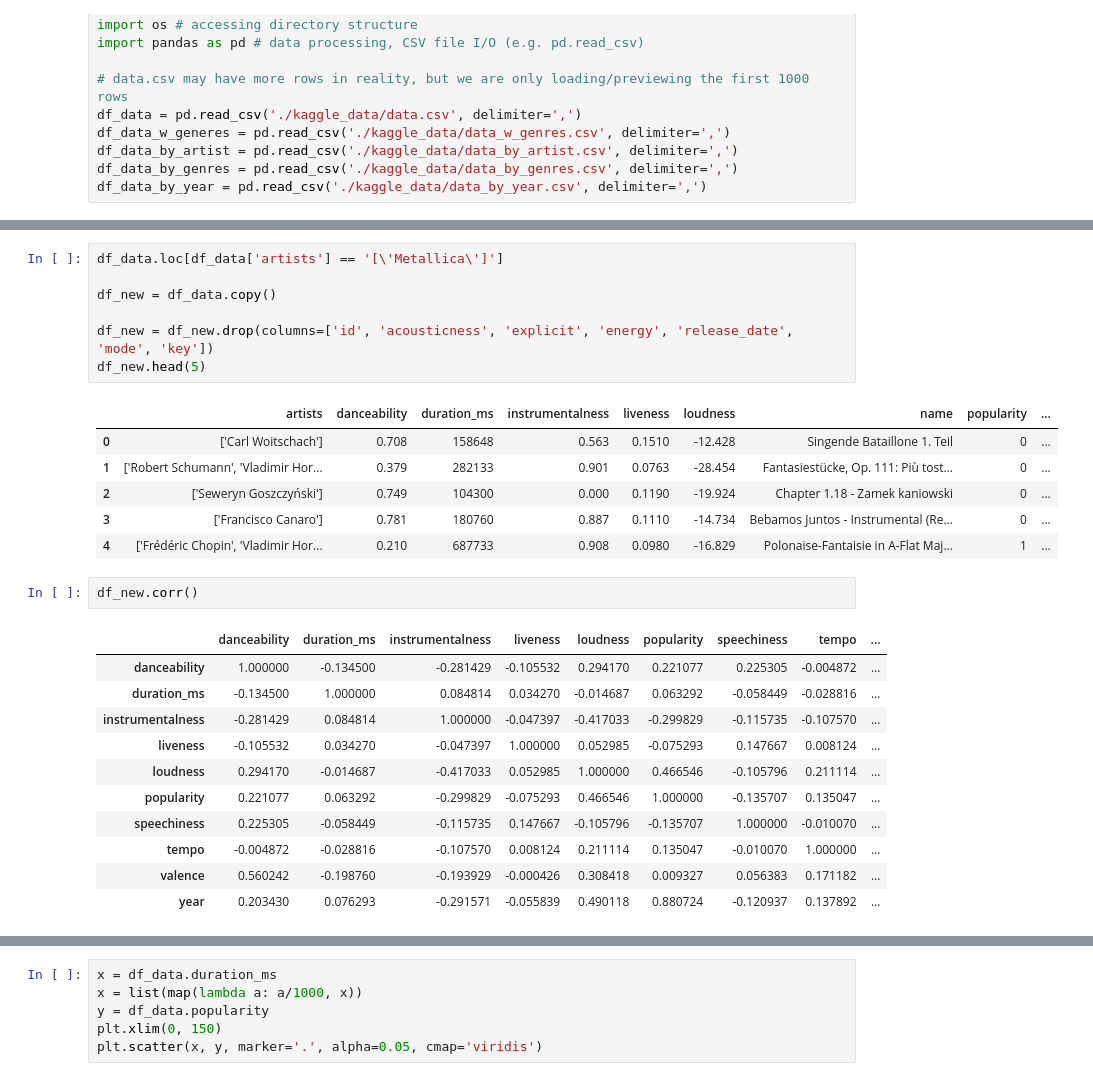
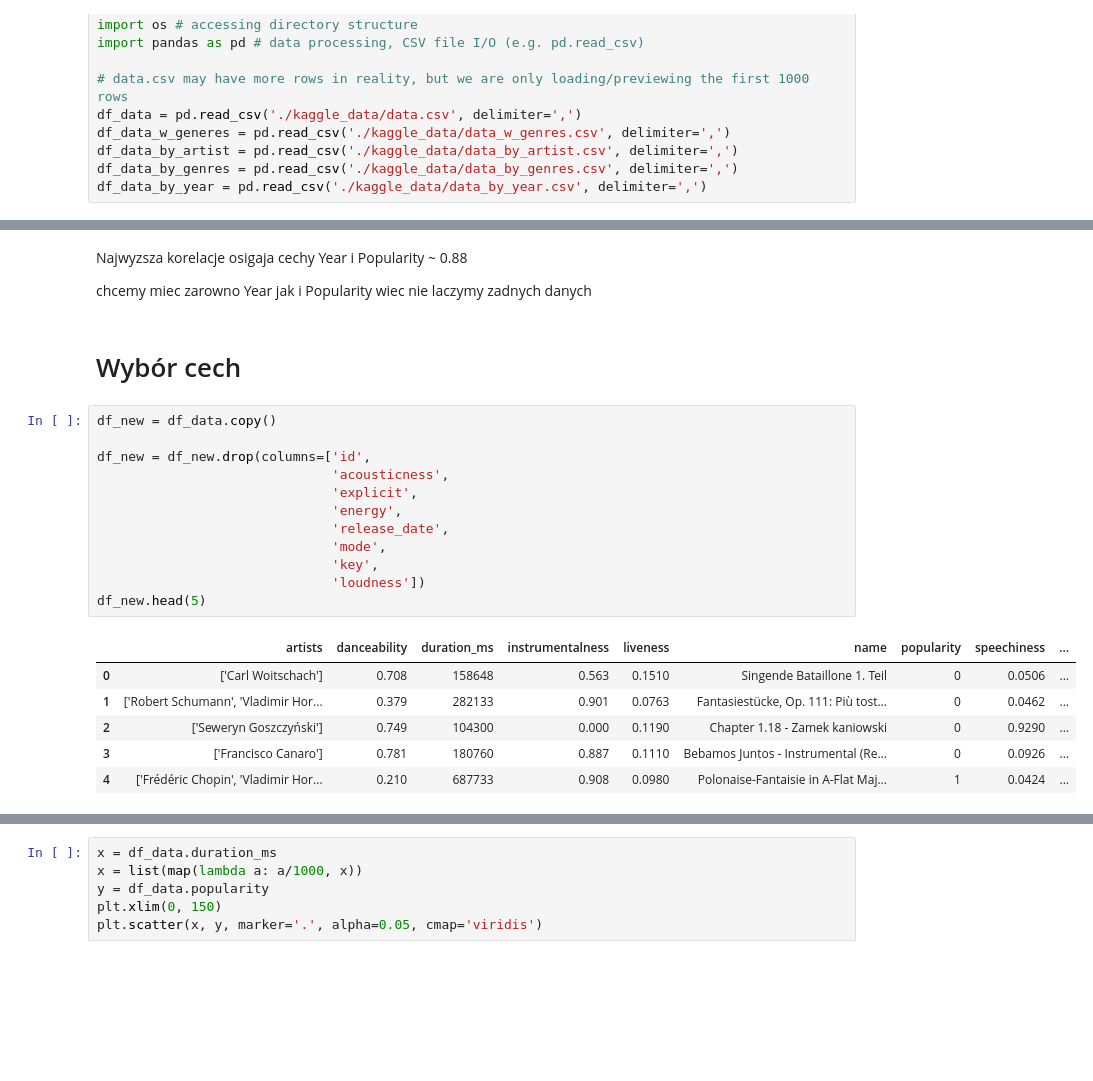
Before and after one commit to PiotrKolecki/PK_DK_Eksploracja_Danych_2020, a Jupyter notebook: kaggle_spotify_ed.ipynb, the cells around one changed output, grey strips where cells are left out. Cells and saved outputs as stored; diff of their text form; blank space fills up the shorter version.

Commit message:
czyszczenie_danych

```diff
--- a/kaggle_spotify_ed.ipynb
+++ b/kaggle_spotify_ed.ipynb
@@ -15,28 +36,25 @@ df_data_by_year = pd.read_csv('./kaggle_data/data_by_year.csv', delimiter=',')
+# %% [markdown]
+Najwyzsza korelacje osigaja cechy Year i Popularity ~ 0.88
+
+chcemy miec zarowno Year jak i Popularity wiec nie laczymy zadnych danych
+# %% [markdown]
+# Wybór cech
 # %%
-df_data.loc[df_data['artists'] == '[\'Metallica\']']
-
 df_new = df_data.copy()
 
-df_new = df_new.drop(columns=['id', 'acousticness', 'explicit', 'energy', 'release_date', 'mode', 'key'])
+df_new = df_new.drop(columns=['id',
+                              'acousticness',
+                              'explicit',
+                              'energy',
+                              'release_date',
+                              'mode',
+                              'key',
+                              'loudness'])
 df_new.head(5)
 # %% [output]
-|  | artists | danceability | duration_ms | instrumentalness | liveness | loudness | name | popularity | ... |
-| 0 | ['Carl Woitschach'] | 0.708 | 158648 | 0.563 | 0.1510 | -12.428 | Singende Bataillone 1. Teil | 0 | ... |
-| 1 | ['Robert Schumann', 'Vladimir Hor... | 0.379 | 282133 | 0.901 | 0.0763 | -28.454 | Fantasiestücke, Op. 111: Più tost... | 0 | ... |
-| 2 | ['Seweryn Goszczyński'] | 0.749 | 104300 | 0.000 | 0.1190 | -19.924 | Chapter 1.18 - Zamek kaniowski | 0 | ... |
-| 3 | ['Francisco Canaro'] | 0.781 | 180760 | 0.887 | 0.1110 | -14.734 | Bebamos Juntos - Instrumental (Re... | 0 | ... |
-| 4 | ['Frédéric Chopin', 'Vladimir Hor... | 0.210 | 687733 | 0.908 | 0.0980 | -16.829 | Polonaise-Fantaisie in A-Flat Maj... | 1 | ... |
+|  | artists | danceability | duration_ms | instrumentalness | liveness | name | popularity | speechiness | ... |
+| 0 | ['Carl Woitschach'] | 0.708 | 158648 | 0.563 | 0.1510 | Singende Bataillone 1. Teil | 0 | 0.0506 | ... |
+| 1 | ['Robert Schumann', 'Vladimir Hor... | 0.379 | 282133 | 0.901 | 0.0763 | Fantasiestücke, Op. 111: Più tost... | 0 | 0.0462 | ... |
+| 2 | ['Seweryn Goszczyński'] | 0.749 | 104300 | 0.000 | 0.1190 | Chapter 1.18 - Zamek kaniowski | 0 | 0.9290 | ... |
+| 3 | ['Francisco Canaro'] | 0.781 | 180760 | 0.887 | 0.1110 | Bebamos Juntos - Instrumental (Re... | 0 | 0.0926 | ... |
+| 4 | ['Frédéric Chopin', 'Vladimir Hor... | 0.210 | 687733 | 0.908 | 0.0980 | Polonaise-Fantaisie in A-Flat Maj... | 1 | 0.0424 | ... |
-# %%
-df_new.corr()
-# %% [output]
-|  | danceability | duration_ms | instrumentalness | liveness | loudness | popularity | speechiness | tempo | ... |
-| danceability | 1.000000 | -0.134500 | -0.281429 | -0.105532 | 0.294170 | 0.221077 | 0.225305 | -0.004872 | ... |
-| duration_ms | -0.134500 | 1.000000 | 0.084814 | 0.034270 | -0.014687 | 0.063292 | -0.058449 | -0.028816 | ... |
-| instrumentalness | -0.281429 | 0.084814 | 1.000000 | -0.047397 | -0.417033 | -0.299829 | -0.115735 | -0.107570 | ... |
-| liveness | -0.105532 | 0.034270 | -0.047397 | 1.000000 | 0.052985 | -0.075293 | 0.147667 | 0.008124 | ... |
-| loudness | 0.294170 | -0.014687 | -0.417033 | 0.052985 | 1.000000 | 0.466546 | -0.105796 | 0.211114 | ... |
-| popularity | 0.221077 | 0.063292 | -0.299829 | -0.075293 | 0.466546 | 1.000000 | -0.135707 | 0.135047 | ... |
-| speechiness | 0.225305 | -0.058449 | -0.115735 | 0.147667 | -0.105796 | -0.135707 | 1.000000 | -0.010070 | ... |
-| tempo | -0.004872 | -0.028816 | -0.107570 | 0.008124 | 0.211114 | 0.135047 | -0.010070 | 1.000000 | ... |
-| valence | 0.560242 | -0.198760 | -0.193929 | -0.000426 | 0.308418 | 0.009327 | 0.056383 | 0.171182 | ... |
-| year | 0.203430 | 0.076293 | -0.291571 | -0.055839 | 0.490118 | 0.880724 | -0.120937 | 0.137892 | ... |
```
Also changed, not shown: parts of 32 cells of this notebook, 1 other file.
